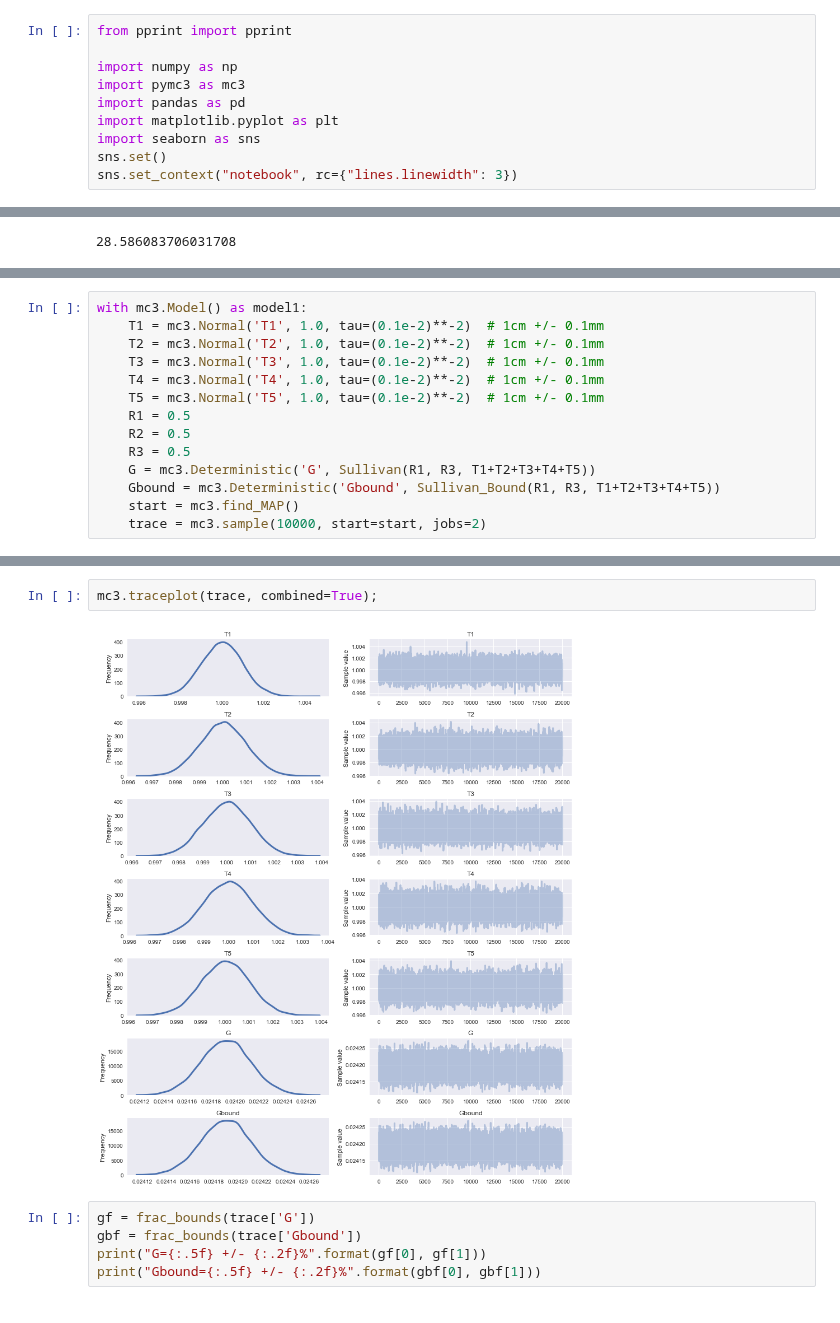
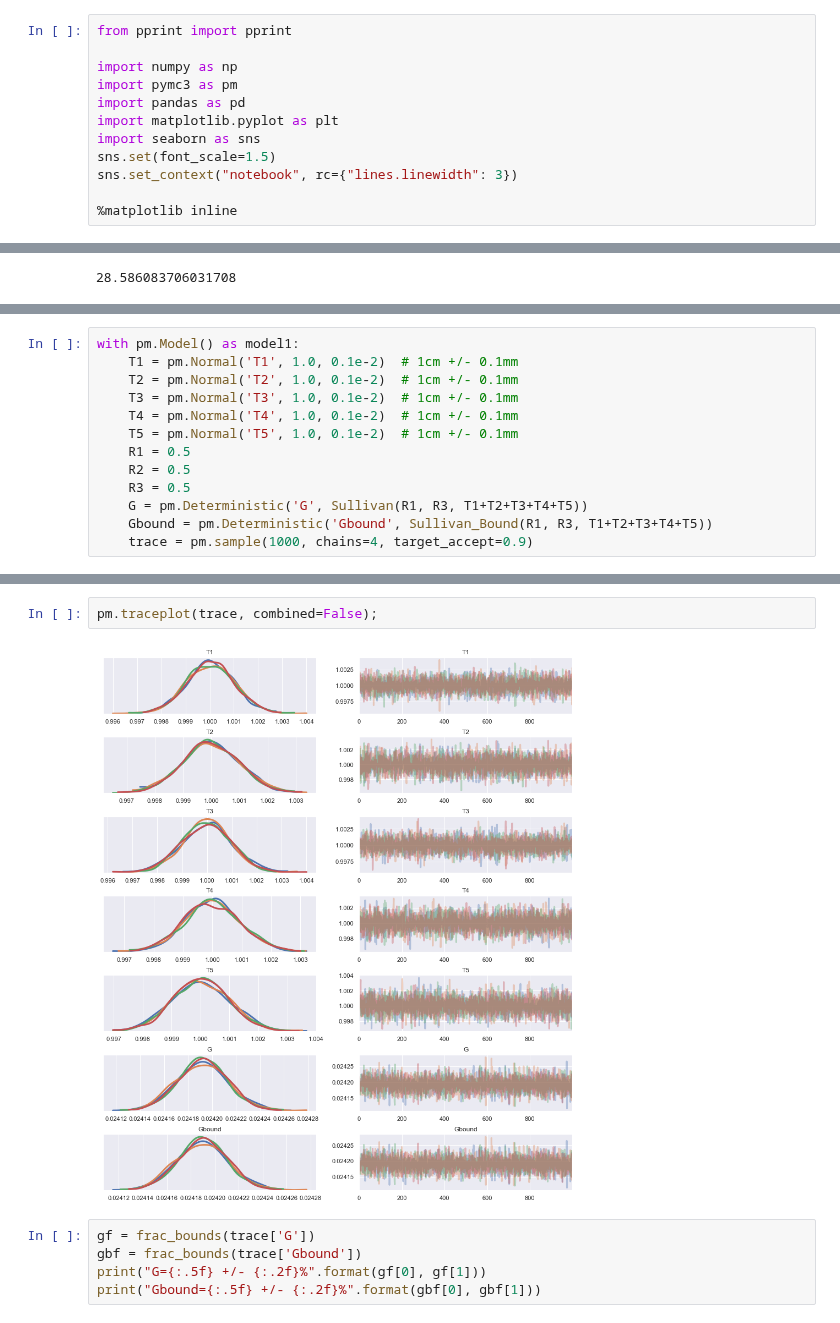
Before and after one commit to balarsen/pymc_learning, a Jupyter notebook: Propagation_of_uncertainty/Sullivan1971_GF.ipynb, the cells around one changed output, grey strips where cells are left out. Cells and saved outputs as stored; diff of their text form.

Commit message:
Propagation_of_uncertainty/Sullivan1971_GF.ipynb: cleanup and pymc3 rework

```diff
--- a/Propagation_of_uncertainty/Sullivan1971_GF.ipynb
+++ b/Propagation_of_uncertainty/Sullivan1971_GF.ipynb
@@ -12,12 +12,14 @@ $G \ge \frac{A_1A_2}{R_1^2+R_2^2+l^2}$
 from pprint import pprint
 
 import numpy as np
-import pymc3 as mc3
+import pymc3 as pm
 import pandas as pd
 import matplotlib.pyplot as plt
 import seaborn as sns
-sns.set()
+sns.set(font_scale=1.5)
 sns.set_context("notebook", rc={"lines.linewidth": 3})
+
+%matplotlib inline
 # %%
 def getBoundedNormal_dist(mean=None, FWHM=None, name=None, lower=0, upper=1e6):
     """
@@ -74,17 +79,16 @@ ax[1].set_xlabel('Distance between [$cm$]');
 # %%
-with mc3.Model() as model1:
-    T1 = mc3.Normal('T1', 1.0, tau=(0.1e-2)**-2)  # 1cm +/- 0.1mm
-    T2 = mc3.Normal('T2', 1.0, tau=(0.1e-2)**-2)  # 1cm +/- 0.1mm
-    T3 = mc3.Normal('T3', 1.0, tau=(0.1e-2)**-2)  # 1cm +/- 0.1mm
-    T4 = mc3.Normal('T4', 1.0, tau=(0.1e-2)**-2)  # 1cm +/- 0.1mm
-    T5 = mc3.Normal('T5', 1.0, tau=(0.1e-2)**-2)  # 1cm +/- 0.1mm
+with pm.Model() as model1:
+    T1 = pm.Normal('T1', 1.0, 0.1e-2)  # 1cm +/- 0.1mm
+    T2 = pm.Normal('T2', 1.0, 0.1e-2)  # 1cm +/- 0.1mm
+    T3 = pm.Normal('T3', 1.0, 0.1e-2)  # 1cm +/- 0.1mm
+    T4 = pm.Normal('T4', 1.0, 0.1e-2)  # 1cm +/- 0.1mm
+    T5 = pm.Normal('T5', 1.0, 0.1e-2)  # 1cm +/- 0.1mm
     R1 = 0.5
     R2 = 0.5
     R3 = 0.5
-    G = mc3.Deterministic('G', Sullivan(R1, R3, T1+T2+T3+T4+T5))
-    Gbound = mc3.Deterministic('Gbound', Sullivan_Bound(R1, R3, T1+T2+T3+T4+T5))
-    start = mc3.find_MAP()
-    trace = mc3.sample(10000, start=start, jobs=2)
+    G = pm.Deterministic('G', Sullivan(R1, R3, T1+T2+T3+T4+T5))
+    Gbound = pm.Deterministic('Gbound', Sullivan_Bound(R1, R3, T1+T2+T3+T4+T5))
+    trace = pm.sample(1000, chains=4, target_accept=0.9)
 # %% [output]
 Auto-assigning NUTS sampler...
 Initializing NUTS using jitter+adapt_diag...
@@ -104,7 +108,7 @@ mc3.summary(trace)
 # %%
-mc3.traceplot(trace, combined=True);
+pm.traceplot(trace, combined=False);
 # %% [output]
-[figure, old version]
+[figure, new version]
 # %%
 gf = frac_bounds(trace['G'])
 gbf = frac_bounds(trace['Gbound'])
```
Also changed, not shown: parts of 4 cells of this notebook.
